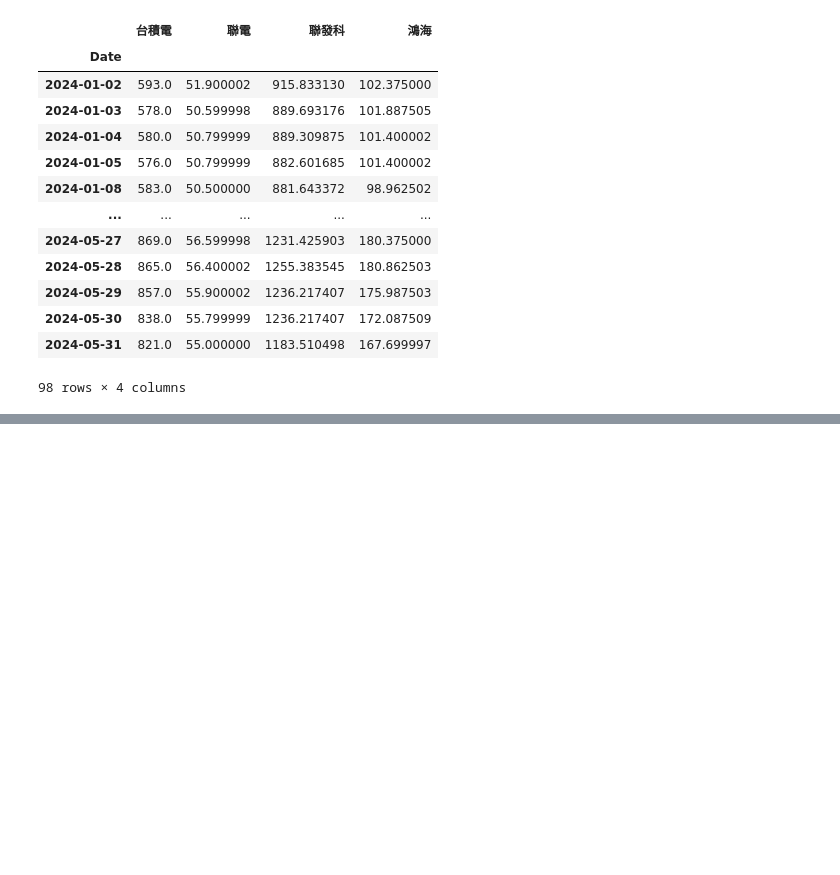
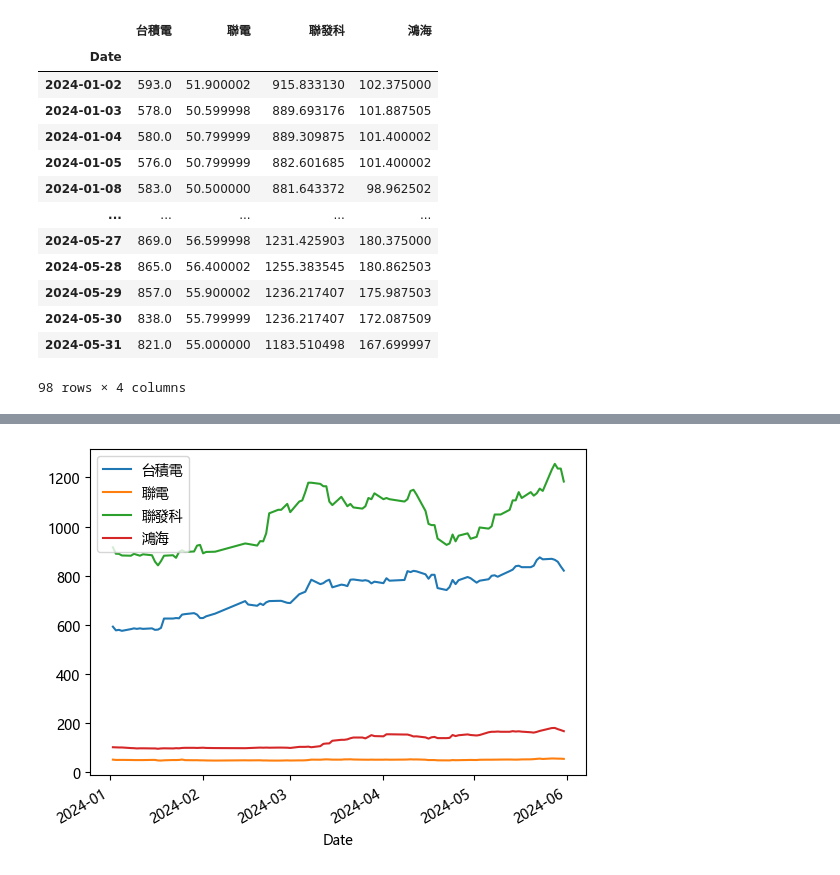
Before and after one commit to lawrence1888/python2025, a Jupyter notebook: lesson14/lesson14_2(股票爬蟲).ipynb, the cells around one changed output, grey strips where cells are left out. Cells and saved outputs as stored; diff of their text form; code cells hidden in the pictures; blank space fills up the shorter version.

```diff
--- a/lesson14/lesson14_2(股票爬蟲).ipynb
+++ b/lesson14/lesson14_2(股票爬蟲).ipynb
@@ -114,0 +120,13 @@ df
+# %%
+#這樣就能讓標題、座標軸標籤、圖例等中文正常顯示
+
+import matplotlib.pyplot as plt
+
+plt.rcParams['font.sans-serif'] = ['Microsoft YaHei']  # 或 ['Taipei Sans TC Beta'] 等支援中文的字型
+plt.rcParams['axes.unicode_minus'] = False    # 解決負號顯示為方塊的問題
+
+# 然後再畫圖
+df.plot()
+plt.show()
+# %% [output]
+[figure, added]
```
Also changed, not shown: parts of 1 cell of this notebook.
